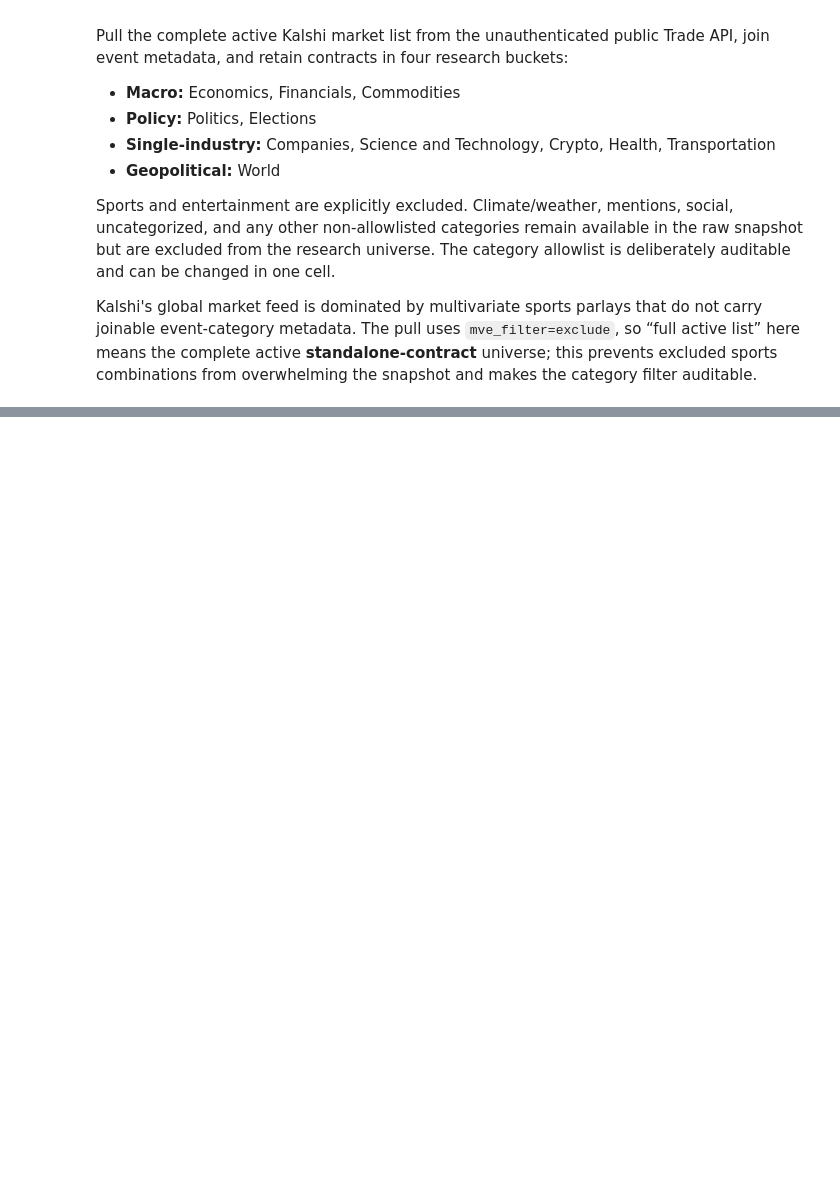
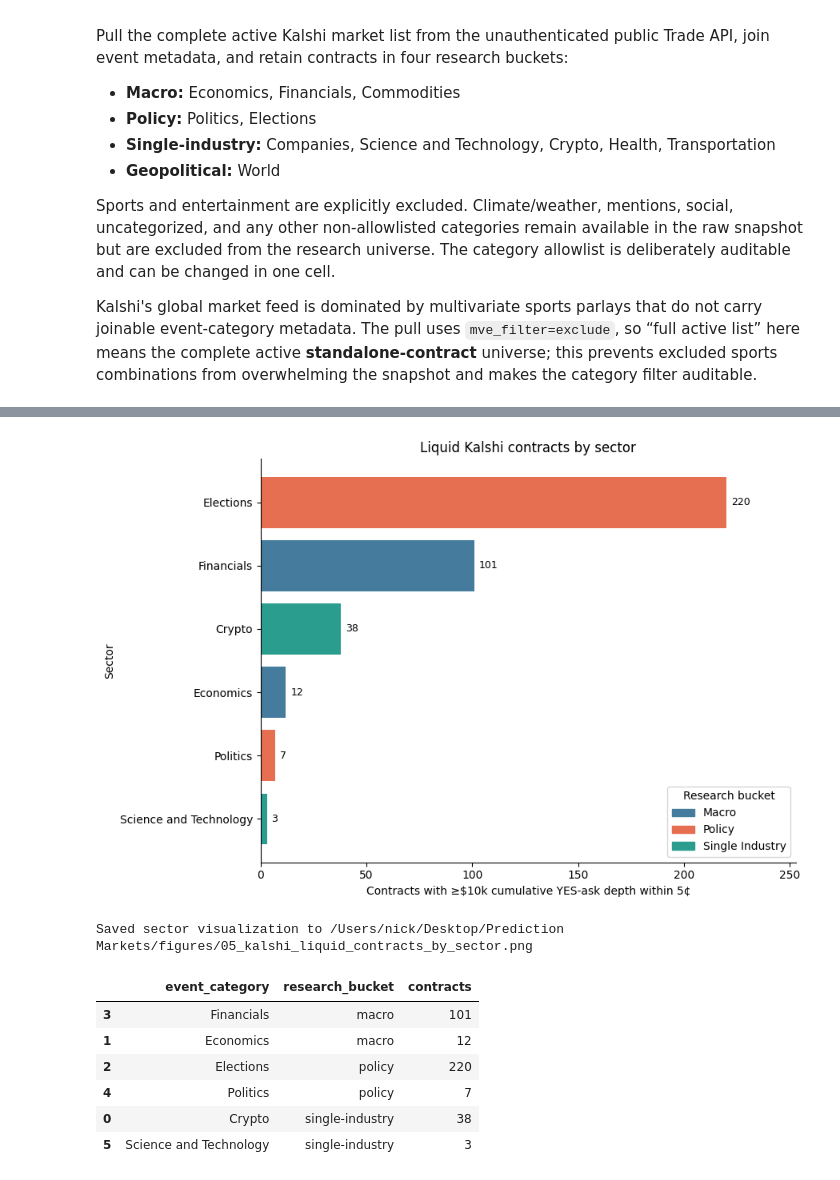
Before and after one commit to nickdatak/Prediction-Markets, a Jupyter notebook: 05_kalshi_census.ipynb, the cells around one changed output, grey strips where cells are left out. Saved outputs shown, nothing was run; the diff lists cells and outputs as text; code cells hidden in the pictures; blank space fills up the shorter version.

```diff
--- a/05_kalshi_census.ipynb
+++ b/05_kalshi_census.ipynb
@@ -344,3 +579,65 @@ liquid_contracts[preview_columns].head(25)
+# %%
+import matplotlib.pyplot as plt
+
+SECTOR_FIGURE_PATH = Path("figures/05_kalshi_liquid_contracts_by_sector.png")
+SECTOR_FIGURE_PATH.parent.mkdir(exist_ok=True)
+
+sector_counts = (
+    liquid_contracts.groupby(["event_category", "research_bucket"])
+    .size()
+    .rename("contracts")
+    .reset_index()
+    .sort_values("contracts", ascending=True)
+)
+BUCKET_COLORS = {
+    "macro": "#457B9D",
+    "policy": "#E76F51",
+    "single-industry": "#2A9D8F",
+    "geopolitical": "#6D597A",
+}
+
+fig, ax = plt.subplots(figsize=(9, 6))
+bars = ax.barh(
+    sector_counts["event_category"],
+    sector_counts["contracts"],
+    color=sector_counts["research_bucket"].map(BUCKET_COLORS),
+)
+for bar, count in zip(bars, sector_counts["contracts"]):
+    ax.text(
+        bar.get_width() + max(sector_counts["contracts"]) * 0.01,
+        bar.get_y() + bar.get_height() / 2,
+        f"{count:,}",
+        va="center",
+        fontsize=9,
+    )
+
+legend_handles = [
+    plt.Rectangle((0, 0), 1, 1, color=color, label=bucket.replace("-", " ").title())
+    for bucket, color in BUCKET_COLORS.items()
+    if bucket in set(sector_counts["research_bucket"])
+]
+ax.legend(handles=legend_handles, title="Research bucket", loc="lower right")
+ax.set_title("Liquid Kalshi contracts by sector")
+ax.set_xlabel("Contracts with ≥$10k cumulative YES-ask depth within 5¢")
+ax.set_ylabel("Sector")
+ax.spines[["top", "right"]].set_visible(False)
+ax.set_xlim(0, max(sector_counts["contracts"]) * 1.15)
+fig.tight_layout()
+fig.savefig(SECTOR_FIGURE_PATH, dpi=300, bbox_inches="tight")
+plt.show()
+
+print(f"Saved sector visualization to {SECTOR_FIGURE_PATH.resolve()}")
+sector_counts.sort_values(["research_bucket", "contracts"], ascending=[True, False])
+# %% [output]
+[figure, added]
+Saved sector visualization to /Users/nick/Desktop/Prediction Markets/figures/05_kalshi_liquid_contracts_by_sector.png
+|  | event_category | research_bucket | contracts |
+| 3 | Financials | macro | 101 |
+| 1 | Economics | macro | 12 |
+| 2 | Elections | policy | 220 |
+| 4 | Politics | policy | 7 |
+| 0 | Crypto | single-industry | 38 |
+| 5 | Science and Technology | single-industry | 3 |
 # %% [markdown]
 ## Liquidity-screen result
 
```
Also changed, not shown: parts of 9 cells of this notebook, 12 other files.
